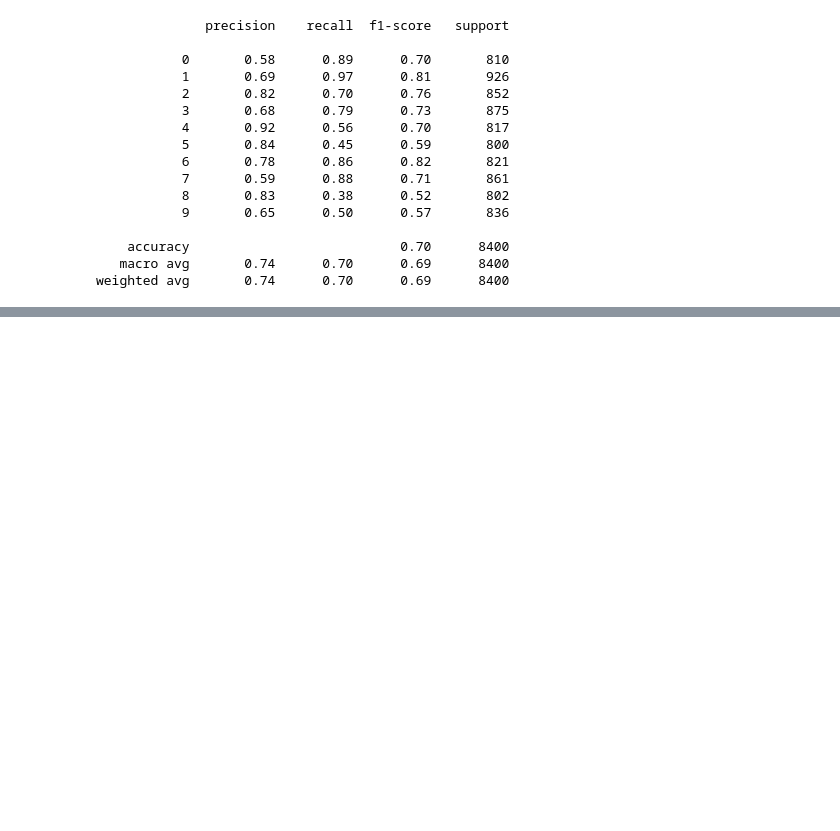
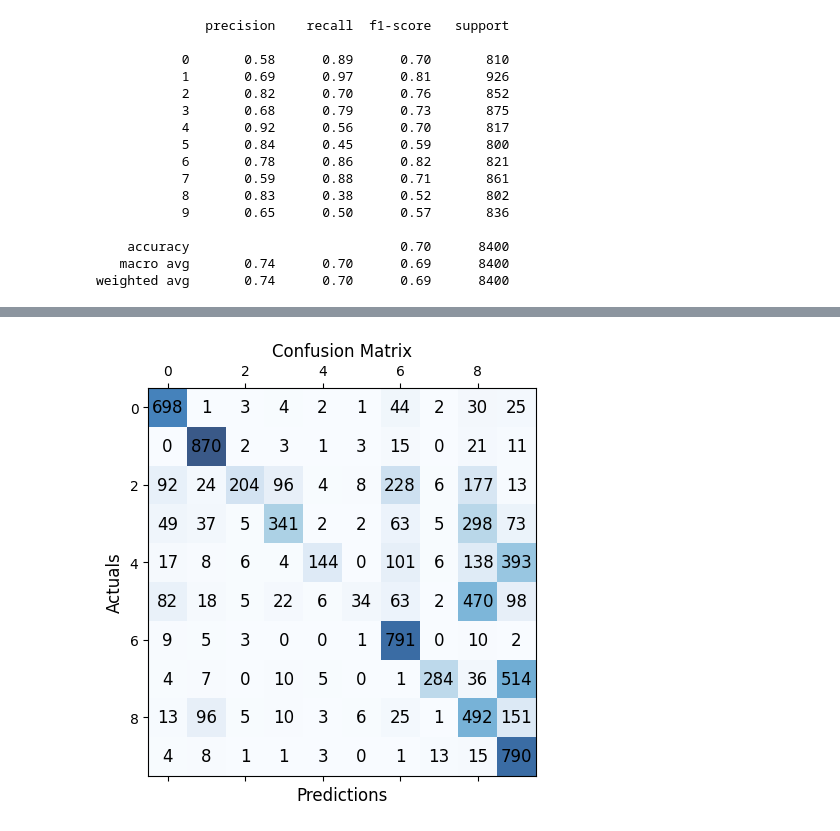
Before and after one commit to armadrigal/Proyectos-ML-Kaggle, a Jupyter notebook: Digit Recognizer/Digit Recognizer sklearn different models.ipynb, the cells around one changed output, grey strips where cells are left out. Cells and saved outputs as stored; diff of their text form; code cells hidden in the pictures; blank space fills up the shorter version.

Commit message:
se agregó modelo GaussianNB

```diff
--- a/Digit Recognizer/Digit Recognizer sklearn different models.ipynb
+++ b/Digit Recognizer/Digit Recognizer sklearn different models.ipynb
@@ -265,0 +262,3 @@ array([1, 9, 0, ..., 9, 1, 6], dtype=int64)
+# %%
+model = GaussianNB()
+model.fit(x_train, y_train)
@@ -265,0 +267,3 @@ array([1, 9, 0, ..., 9, 1, 6], dtype=int64)
+# %%
+y_pred = model.predict(x_test)
+print(classification_report(y_test, y_pred))
@@ -265,0 +287,4 @@ array([1, 9, 0, ..., 9, 1, 6], dtype=int64)
+# %%
+plot_confusion_matrix(y_test, y_pred)
+# %% [output]
+[figure, added]
```
Also changed, not shown: parts of 6 cells of this notebook.
